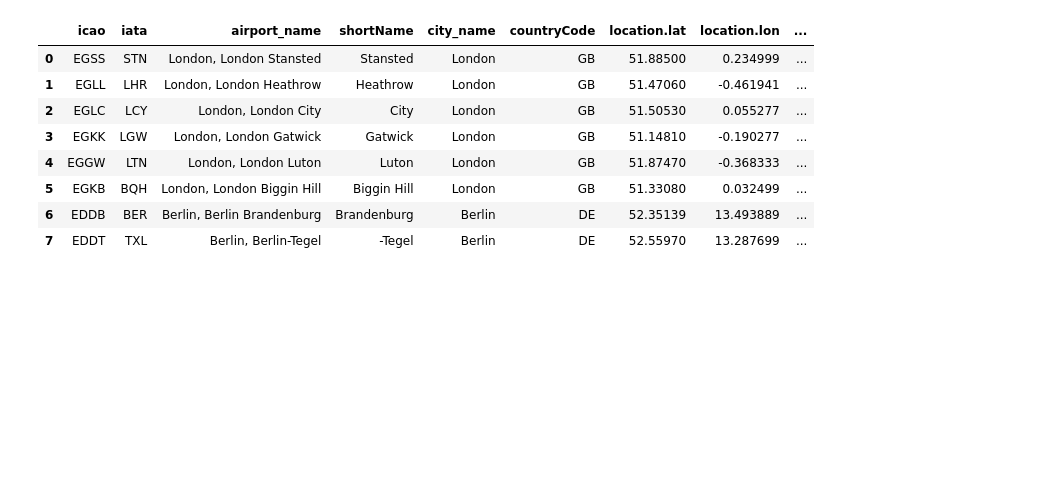
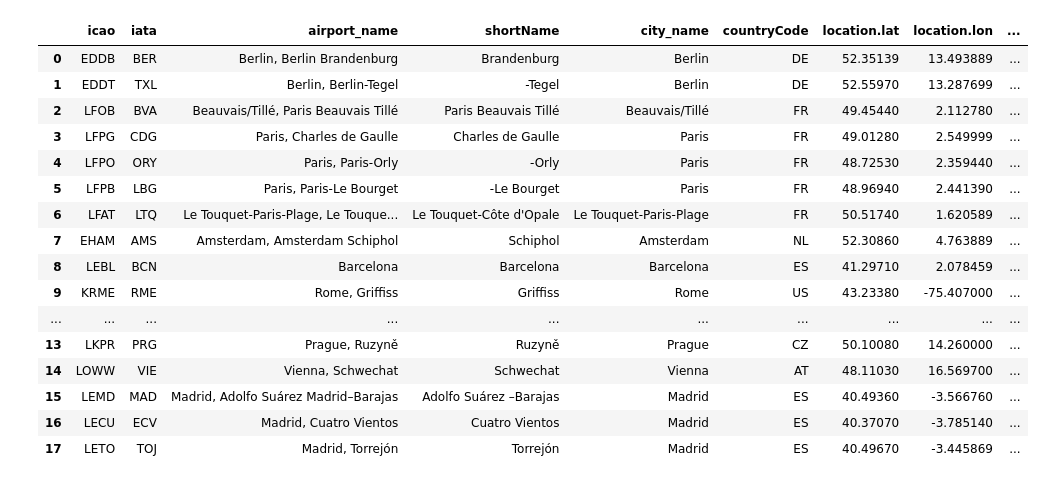
Before and after one commit to sherwan-m/Gans-Co-Project, a Jupyter notebook: gans_tomorrow.ipynb, the cells around one changed output. Cells and saved outputs as stored; diff of their text form; code cells hidden in the pictures; blank space fills up the shorter version.

```diff
--- a/gans_tomorrow.ipynb
+++ b/gans_tomorrow.ipynb
@@ -5,8 +5,8 @@ import json
 from datetime import datetime, timedelta, date, time
 import numpy as np
 
-my_openweather_api_key = '888888888888888888888888'
-my_RapidAPI_key = '8888888888888888888888'
+my_openweather_api_key = '8888888888888888888888888'
+my_RapidAPI_key = '8888888888888888888888888888888'
 # %%
 # get timestamp in correct format for tomorrow 8 AM until 8 PM
 def get_tomorrow():
@@ -24,13 +24,13 @@ def weather_forcast(list_of_cities):
 
     cities_list  = []
     weather_list = []
-
+    error =[]
     for city in list_of_cities :
         city_r = requests.get(f"http://api.openweathermap.org/data/2.5/forecast?q={city}&appid={my_openweather_api_key}&units=metric")
 
         if city_r.status_code != 200:
-            return np.nan
-
+            error.append(city+" got errpr code: "+ str(city_r.status_code))
+            break
 
         city_j = city_r.json()
 
@@ -64,7 +64,7 @@ def weather_forcast(list_of_cities):
     df_cities = pd.json_normalize(cities_list)
     df_cities.rename(columns={'id':'city_id'}, inplace=True)
 
-    return df_weather,df_cities
+    return df_weather,df_cities,error
 # %%
 def get_citys_airports(city_name, country_iso2, city_id):
 
@@ -76,20 +76,23 @@ def get_citys_airports(city_name, country_iso2, city_id):
 		"X-RapidAPI-Key": my_RapidAPI_key,
 		"X-RapidAPI-Host": "aerodatabox.p.rapidapi.com"
 	}
-
+	error = []
 	airports_r = requests.request("GET", url, headers=headers, params=querystring)
-
+	empty_df = pd.DataFrame(columns=['icao','iata','airport_name','shortName','city_name','countryCode','location.lat','location.lon', 'city_id'])
 	if airports_r.status_code != 200:
-		return np.nan
+		error.append(city_name + " got errpr code: "+ str(airports_r.status_code))
+		return empty_df,error
 
 	airports_j = airports_r.json()
-
+	if len(airports_j['items'])==0:
+		error.append(city_name + " has no airport")
+		return empty_df,error
 	df_airports =pd.json_normalize(airports_j['items'])
 	df_airports = df_airports.loc[lambda df_ : df_['countryCode'] == country_iso2]
 	df_airports.rename(columns={'name':'airport_name', 'municipalityName': 'city_name'}, inplace=True)
 	df_airports['city_id'] = city_id
 
-	return df_airports
+	return df_airports,error
 # %%
 def get_arrival_flights(icao, city_id):
 
@@ -141,3 +151,7 @@ weather_df, cities_df = weather_forcast(['LONDON', 'BERLIN'])
+# %%
+#PART1
+cities = ['Berlin','Paris','Amsterdam','Barcelona','Rome','Lisbon','Prague','Vienna','Madrid']
+weather_data, cities_df ,cities_error= weather_forcast(cities)
 # %%
 cities_df
 # %% [output]
@@ -147,23 +168,33 @@ cities_df
 # %%
 #PART2
 
 airports_df = pd.DataFrame(columns=['icao','iata','airport_name','shortName','city_name','countryCode','location.lat','location.lon', 'city_id'])
 
+# airports_df = pd.concat([get_citys_airports(city['name'] ,city['country'],city['city_id']) for index,city in cities_df.iterrows()])
+
 for index,city in cities_df.iterrows():
-    city_airports = get_citys_airports(city['name'] ,city['country'],city['city_id'])
+    city_airports, airport_error = get_citys_airports(city['name'] ,city['country'],city['city_id'])
     airports_df = pd.concat([airports_df,city_airports])
 airports_df.reset_index(drop=True, inplace=True)
 airports_df
 # %% [output]
 |  | icao | iata | airport_name | shortName | city_name | countryCode | location.lat | location.lon | ... |
-| 0 | EGSS | STN | London, London Stansted | Stansted | London | GB | 51.88500 | 0.234999 | ... |
-| 1 | EGLL | LHR | London, London Heathrow | Heathrow | London | GB | 51.47060 | -0.461941 | ... |
-| 2 | EGLC | LCY | London, London City | City | London | GB | 51.50530 | 0.055277 | ... |
-| 3 | EGKK | LGW | London, London Gatwick | Gatwick | London | GB | 51.14810 | -0.190277 | ... |
-| 4 | EGGW | LTN | London, London Luton | Luton | London | GB | 51.87470 | -0.368333 | ... |
-| 5 | EGKB | BQH | London, London Biggin Hill | Biggin Hill | London | GB | 51.33080 | 0.032499 | ... |
-| 6 | EDDB | BER | Berlin, Berlin Brandenburg | Brandenburg | Berlin | DE | 52.35139 | 13.493889 | ... |
-| 7 | EDDT | TXL | Berlin, Berlin-Tegel | -Tegel | Berlin | DE | 52.55970 | 13.287699 | ... |
+| 0 | EDDB | BER | Berlin, Berlin Brandenburg | Brandenburg | Berlin | DE | 52.35139 | 13.493889 | ... |
+| 1 | EDDT | TXL | Berlin, Berlin-Tegel | -Tegel | Berlin | DE | 52.55970 | 13.287699 | ... |
+| 2 | LFOB | BVA | Beauvais/Tillé, Paris Beauvais Tillé | Paris Beauvais Tillé | Beauvais/Tillé | FR | 49.45440 | 2.112780 | ... |
+| 3 | LFPG | CDG | Paris, Charles de Gaulle | Charles de Gaulle | Paris | FR | 49.01280 | 2.549999 | ... |
+| 4 | LFPO | ORY | Paris, Paris-Orly | -Orly | Paris | FR | 48.72530 | 2.359440 | ... |
+| 5 | LFPB | LBG | Paris, Paris-Le Bourget | -Le Bourget | Paris | FR | 48.96940 | 2.441390 | ... |
+| 6 | LFAT | LTQ | Le Touquet-Paris-Plage, Le Touque... | Le Touquet-Côte d'Opale | Le Touquet-Paris-Plage | FR | 50.51740 | 1.620589 | ... |
+| 7 | EHAM | AMS | Amsterdam, Amsterdam Schiphol | Schiphol | Amsterdam | NL | 52.30860 | 4.763889 | ... |
+| 8 | LEBL | BCN | Barcelona | Barcelona | Barcelona | ES | 41.29710 | 2.078459 | ... |
+| 9 | KRME | RME | Rome, Griffiss | Griffiss | Rome | US | 43.23380 | -75.407000 | ... |
+| ... | ... | ... | ... | ... | ... | ... | ... | ... | ... |
+| 13 | LKPR | PRG | Prague, Ruzyně | Ruzyně | Prague | CZ | 50.10080 | 14.260000 | ... |
+| 14 | LOWW | VIE | Vienna, Schwechat | Schwechat | Vienna | AT | 48.11030 | 16.569700 | ... |
+| 15 | LEMD | MAD | Madrid, Adolfo Suárez Madrid–Barajas | Adolfo Suárez –Barajas | Madrid | ES | 40.49360 | -3.566760 | ... |
+| 16 | LECU | ECV | Madrid, Cuatro Vientos | Cuatro Vientos | Madrid | ES | 40.37070 | -3.785140 | ... |
+| 17 | LETO | TOJ | Madrid, Torrejón | Torrejón | Madrid | ES | 40.49670 | -3.445869 | ... |
 # %%
 #PART3
 arrival_flights_df = pd.DataFrame(columns=['flight_NO', 'flight_status', 'origin_ap_name', 'origin_ap_icao', 'origin_ap_iata','scheduledTimeLocal',
```
Also changed, not shown: parts of 4 cells of this notebook.
